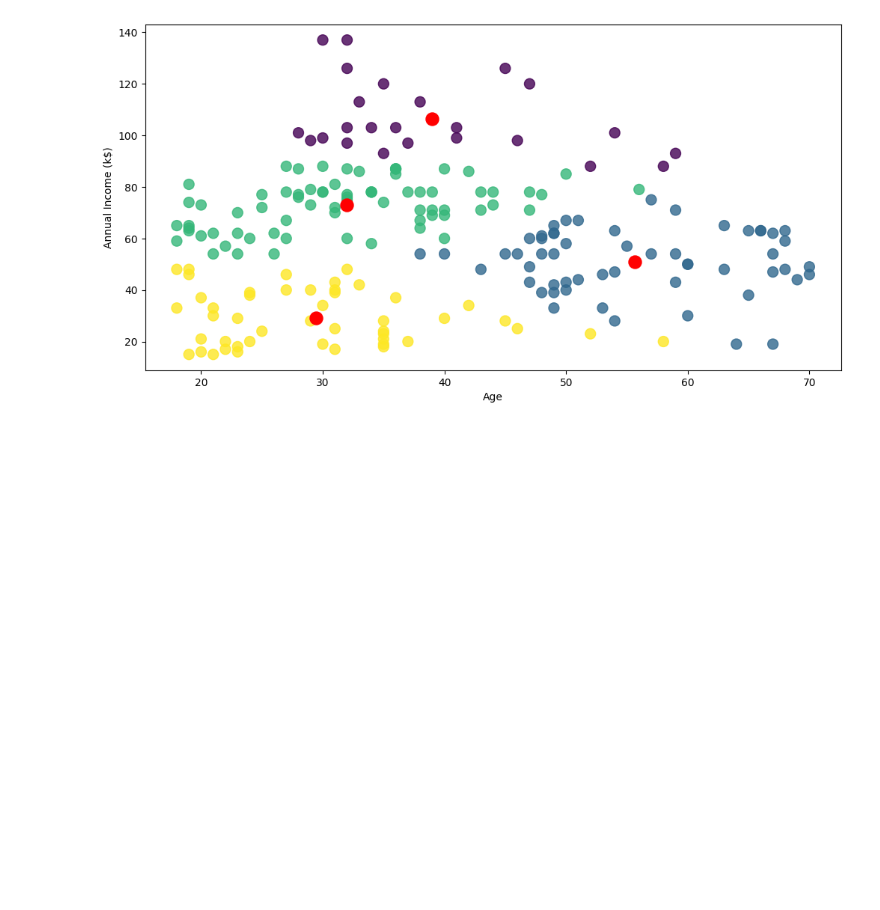
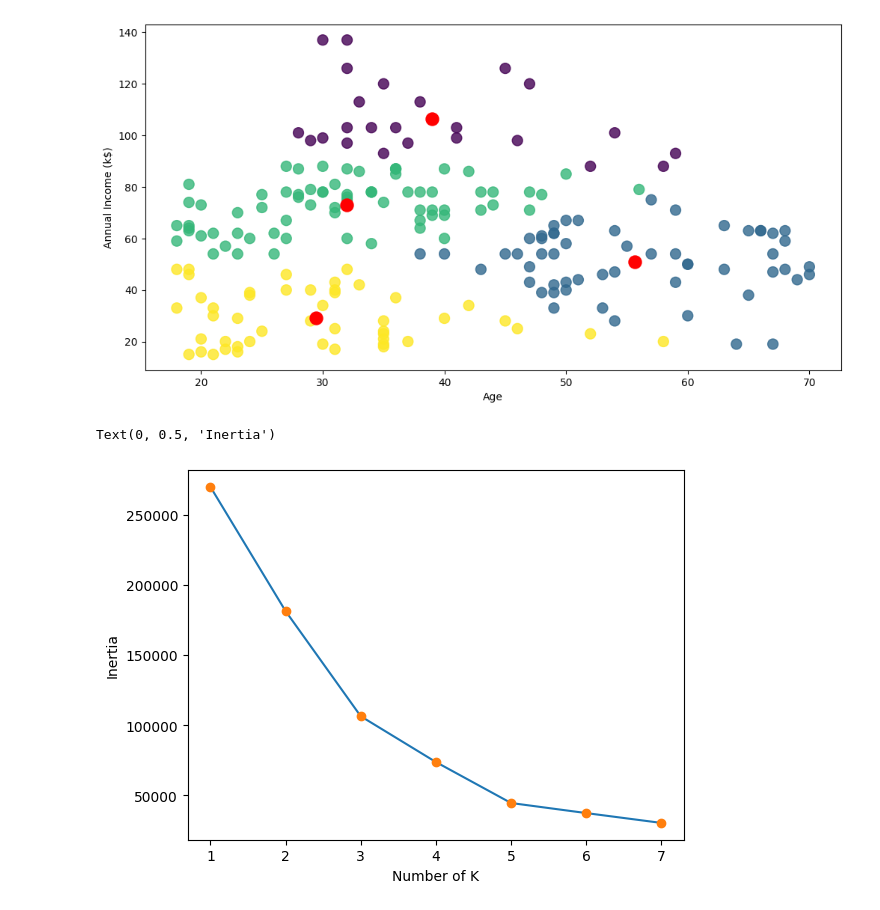
Before and after one commit to mikeethanh/machineLearning, a Jupyter notebook: UnsupervisedLearning/K-meansClustering/customerSegmentation/customerSeg.ipynb, the cells around one changed output. Saved outputs shown, nothing was run; the diff lists cells and outputs as text; code cells hidden in the pictures; blank space fills up the shorter version.

```diff
--- a/UnsupervisedLearning/K-meansClustering/customerSegmentation/customerSeg.ipynb
+++ b/UnsupervisedLearning/K-meansClustering/customerSegmentation/customerSeg.ipynb
@@ -67,7 +67,7 @@ for x in ['Age','Annual Income (k$)','Spending Score (1-100)']:
     i +=1
     plt.subplot(1,3,i)
     plt.subplots_adjust(hspace=0.5 , wspace=0.5)
-    sns.distplot(data[x],)
+    sns.distplot(data[x])
     plt.title('Distplot of {}'.format(x))
 plt.show()
 # %% [output]
@@ -238,3 +243,23 @@ plt.ylabel('Annual Income (k$)')
 # %% [output]
 Text(0, 0.5, 'Annual Income (k$)')
 [figure]
+# %%
+# spending score and Annual Income
+x1 = data[['Spending Score (1-100)','Annual Income (k$)']].values
+x1.shape
+inertia = []
+for n in range (1,8):
+    # Khi sử dụng init='k-means++', thuật toán sẽ lựa chọn các trọng tâm ban đầu sao cho chúng phân bố đều và cách xa nhau.
+    # Phương pháp này giúp tăng cường khả năng hội tụ của thuật toán và giảm thời gian cần thiết để đạt được kết quả tốt hơn
+    #  so với việc chọn trọng tâm ngẫu nhiên.
+    algorithm = KMeans(n_clusters=n,init='k-means++',random_state=111)
+    algorithm.fit(x1)
+    inertia.append(algorithm.inertia_)
+# %%
+plt.plot(np.arange(1,8),inertia)
+plt.plot(np.arange(1,8),inertia,'o')
+plt.xlabel('Number of K')
+plt.ylabel('Inertia')
+# %% [output]
+Text(0, 0.5, 'Inertia')
+[figure, added]
```
Also changed, not shown: parts of 7 cells of this notebook, 1 other file.
